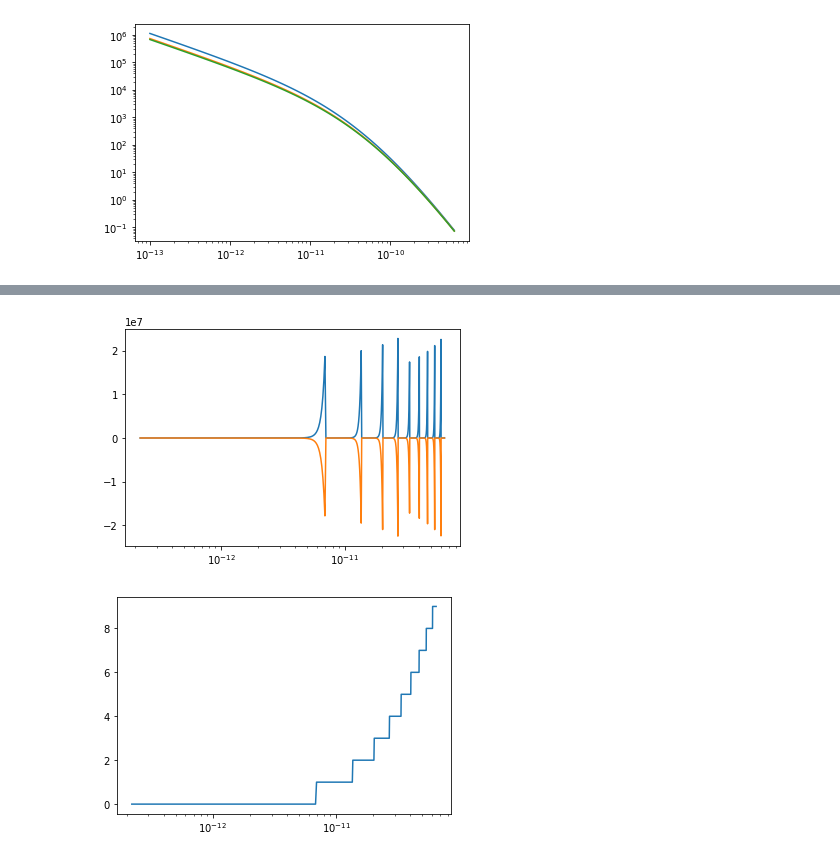
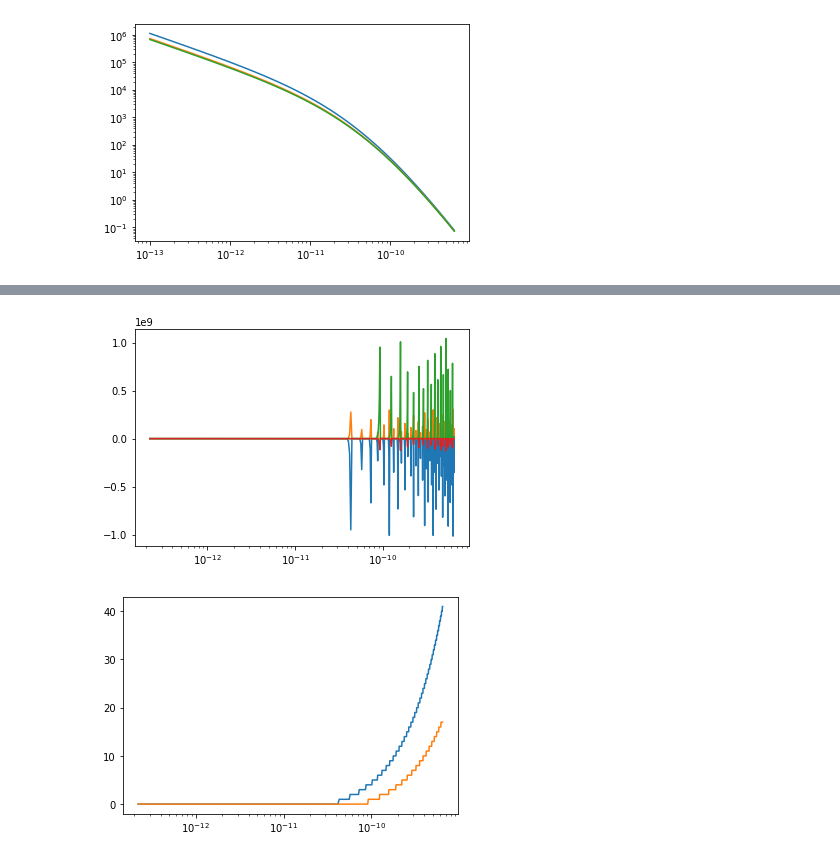
Before and after one commit to Roman-HLIS-Cosmology-PIT/HAZARD-simulator, a Jupyter notebook: EmilyWork/GCR_Sim_Dirac (2).ipynb, the cells around one changed output, grey strips where cells are left out. Saved outputs shown, nothing was run; the diff lists cells and outputs as text; code cells hidden in the pictures.

```diff
--- a/EmilyWork/GCR_Sim_Dirac (2).ipynb
+++ b/EmilyWork/GCR_Sim_Dirac (2).ipynb
@@ -89,9 +89,9 @@ class ElectronWaveFunctionGRC:
         self.mu = 9.1093837e-31 #kilograms #define in right units here
         self.c = 299792458. #m/s  #define in right units here
         self.hbar = 1.054571817e-34 #Js #define in right units here
-        self.charge = 1.60217663e-19 #Coulombs #define in the right units here
+        self.charge = -1.60217663e-19 #V
         self.alpha = 0.0072973525643 #alpha
-        self.Z =  Z#define this
+        self.Z =  Z #define this
         self.tol = tol
 
 
@@ -99,10 +99,7 @@ class ElectronWaveFunctionGRC:
         #print(self.nu,(self.alpha*self.Z)**2)
         self.coeff = None
 
-    #This function returns the differential equation
-    #hoping the potential will work out ok here
     def potential(self, r):
-        #this is just the nucleus rn, will need to update with TF potential soon.
         return ThomasFermi.Potential(self.Z,r)
 
     def diff_eq(self, r, F, G):
@@ -119,7 +116,7 @@ class ElectronWaveFunctionGRC:
         #this is in terms of r_star
 
         step_size = (r_inf - r_min) / (N-1)
-        print(step_size)
+        #print(step_size)
 
         r_points = np.linspace(r_min, r_inf, N)
 
@@ -140,7 +137,7 @@ class ElectronWaveFunctionGRC:
         G_points = []
         K_counts = []
         counter_K = 0
-        K_check = 2.**50
+        K_check = 2.**60
 
         for r in r_points:
             #Update F_points and G_points arrays:
@@ -162,7 +159,7 @@ class ElectronWaveFunctionGRC:
             F = F + (k1F + 2*k2F + 2*k3F + k4F) / 6
             G = G + (k1G + 2*k2G + 2*k3G + k4G) / 6
             if F**2 + G**2 > K_check:
-                print('true')
+                #print('true')
                 F = F/np.sqrt(K_check)
                 G = G/np.sqrt(K_check)
                 counter_K += 1
@@ -174,7 +171,7 @@ class ElectronWaveFunctionGRC:
         coeff = (np.sum(np.abs(F_points[1:-1]))**2 + np.sum(np.abs(G_points[1:-1])**2) + .5*(np.abs(F_points[0])**2+np.abs(F_points[-1])**2+ np.abs(G_points[0])**2+np.abs(G_points[-1]**2 )))* step_size
 
         self.coeff = coeff
-        print('coeff is ' + str(coeff))
+        #print('coeff is ' + str(coeff))
         #F_points= F_points/coeff
         #G_points= G_points/coeff
         return np.array(r_points), np.array(F_points), np.array(G_points), coeff, K_counts
@@ -232,2 +218,2 @@ def iterate_for_zeros(h,s):
 # %%
-data = iterate_for_zeros(h,s)
+data = iterate_for_zeros(h,s,n,k,Z,tested_hs,tested_s,n_zeros)
@@ -261,0 +220,11 @@ n_zeros
+# %%
+n2=2
+k2 = 1
+#tol = 1e-10
+h2 = np.sqrt(hmin*hmax)
+s2 = (hmax/hmin)**.25
+print(h2,s2)
+tested_hs2 = [h2]
+tested_s2 = [s2]
+n_zeros2 = [0]
+data2 = iterate_for_zeros(h2,s2,n2,k2,Z,tested_hs2,tested_s2,n_zeros2)
@@ -282,14 +253,18 @@ tested_hs, tested_s
 # %%
 plt.plot(data[0],data[1])
 plt.plot(data[0],data[2])
+plt.plot(data2[0],data2[1])
+plt.plot(data2[0],data2[2])
+
 plt.xscale('log')
 #plt.yscale('symlog')
 plt.show()
 
 plt.plot(data[0],data[4])
+plt.plot(data2[0],data2[4])
 plt.xscale('log')
 #plt.yscale('symlog')
 plt.show()
 # %% [output]
-[figure, old version]
+[figure, new version]
-[figure, old version]
+[figure, new version]
```
Also changed, not shown: parts of 19 cells of this notebook.
